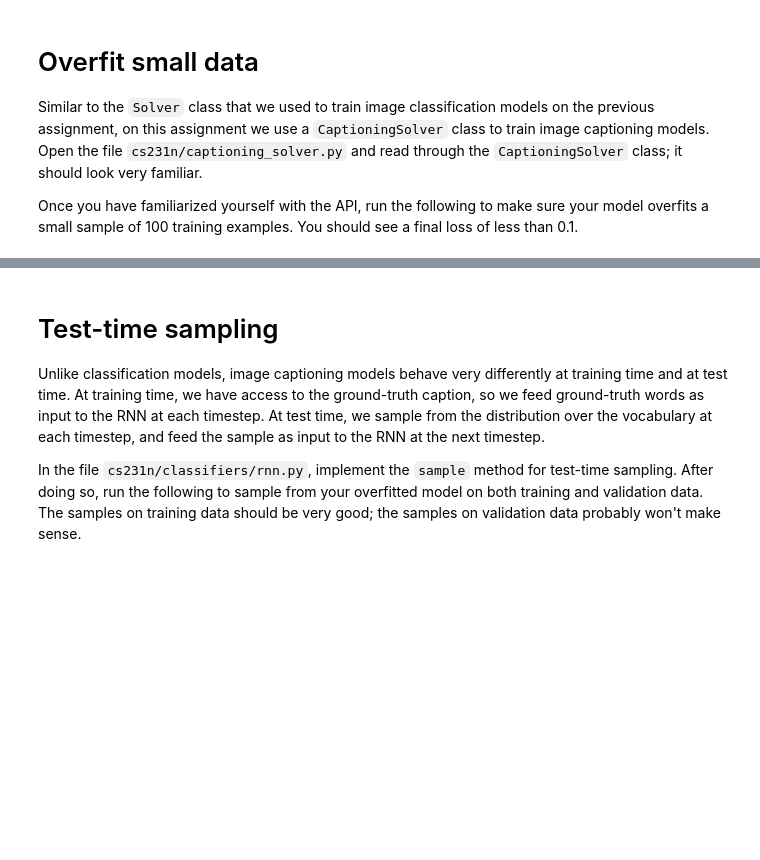
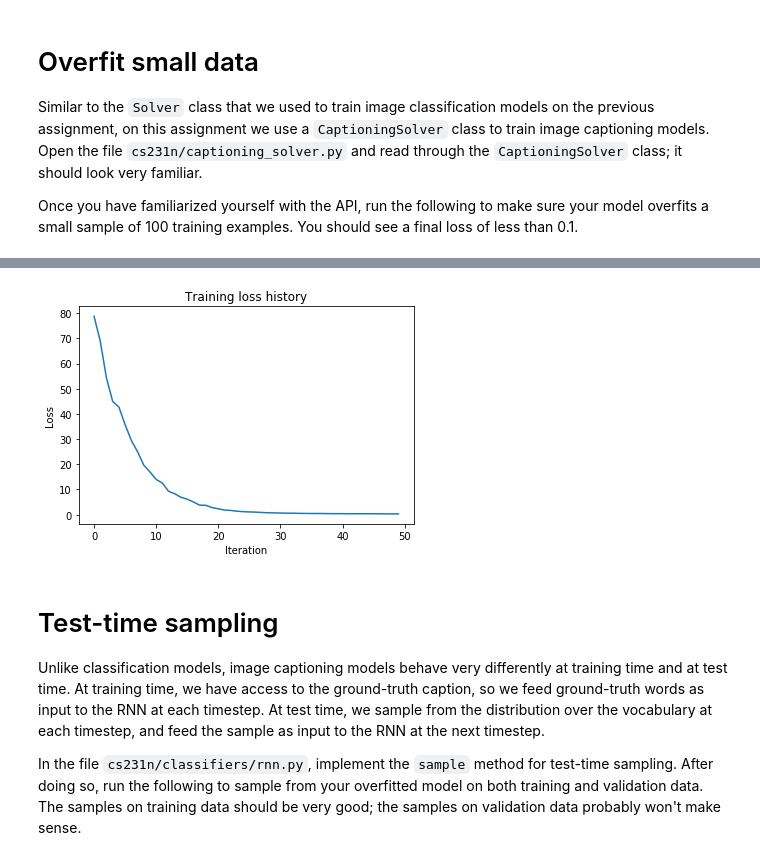
Before and after one commit to seb-afk/cs231n, a Jupyter notebook: assignment3/RNN_Captioning.ipynb, the cells around one changed output, grey strips where cells are left out. Drawn from its saved outputs; the diff is of its cells as text; code cells hidden in the pictures; blank space fills up the shorter version.

```diff
--- a/assignment3/RNN_Captioning.ipynb
+++ b/assignment3/RNN_Captioning.ipynb
@@ -409,7 +454,7 @@ Once you have familiarized yourself with the API, run the following to make sure
 # %%
 np.random.seed(231)
 
-small_data = load_coco_data(max_train=50)
+small_data = load_coco_data(max_train=100)
 
 small_rnn_model = CaptioningRNN(
           cell_type='rnn',
@@ -422,7 +467,7 @@ small_rnn_model = CaptioningRNN(
 small_rnn_solver = CaptioningSolver(small_rnn_model, small_data,
            update_rule='adam',
            num_epochs=50,
-           batch_size=25,
+           batch_size=200,
            optim_config={
              'learning_rate': 5e-3,
            },
@@ -438,3 +483,4 @@ plt.xlabel('Iteration')
 plt.ylabel('Loss')
 plt.title('Training loss history')
 plt.show()
+# %% [output]
@@ -441,3 +492,4 @@ plt.show()
+[figure, added]
 # %% [markdown]
 # Test-time sampling
 Unlike classification models, image captioning models behave very differently at training time and at test time. At training time, we have access to the ground-truth caption, so we feed ground-truth words as input to the RNN at each timestep. At test time, we sample from the distribution over the vocabulary at each timestep, and feed the sample as input to the RNN at the next timestep.
```
Also changed, not shown: parts of 12 cells of this notebook, 8 other files.
